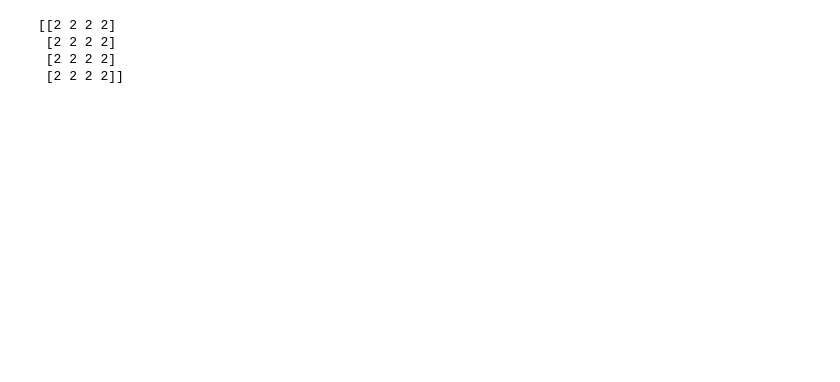
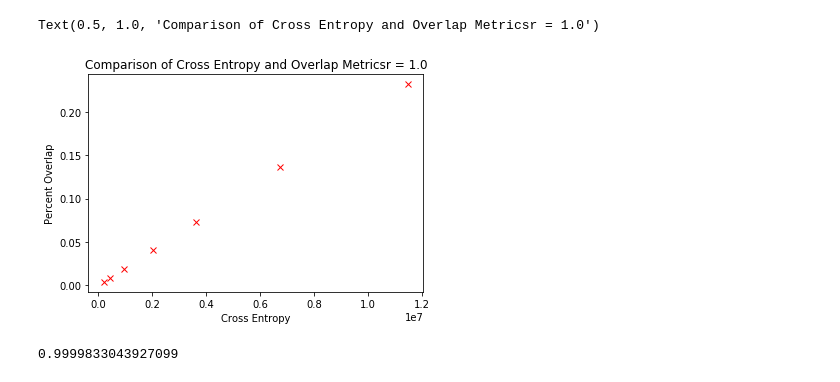
Before and after one commit to bnlcas/TextDigitizationExploration, a Jupyter notebook: Text Size.ipynb, the cells around one changed output. Cells and saved outputs as stored; diff of their text form; code cells hidden in the pictures; blank space fills up the shorter version.

```diff
--- a/Text Size.ipynb
+++ b/Text Size.ipynb
@@ -77,10 +103,14 @@ plt.plot(nPixels, percent_overlap, 'bx')
 # %%
-plt.plot(digitizer_XEntropy, percent_overlap, 'rx')
+plt.plot(glyphs[0].digitizer_XEntropy, glyphs[0].percent_overlap, 'rx')
 plt.xlabel("Cross Entropy")
 plt.ylabel("Percent Overlap")
-plt.title("Comparison of Cross Entropy and Overlap Metrics")
+
+r = np.dot(percent_overlap, digitizer_XEntropy)/(np.linalg.norm(percent_overlap) * np.linalg.norm(digitizer_XEntropy))
+plt.title("Comparison of Cross Entropy and Overlap Metrics" + "r = " + str(np.round(r,5)))
 # %% [output]
-[[2 2 2 2]
- [2 2 2 2]
- [2 2 2 2]
- [2 2 2 2]]
+Text(0.5, 1.0, 'Comparison of Cross Entropy and Overlap Metricsr = 1.0')
+[figure, added]
+# %%
+tmp
+# %% [output]
+0.9999833043927099
```
Also changed, not shown: parts of 7 cells of this notebook.
